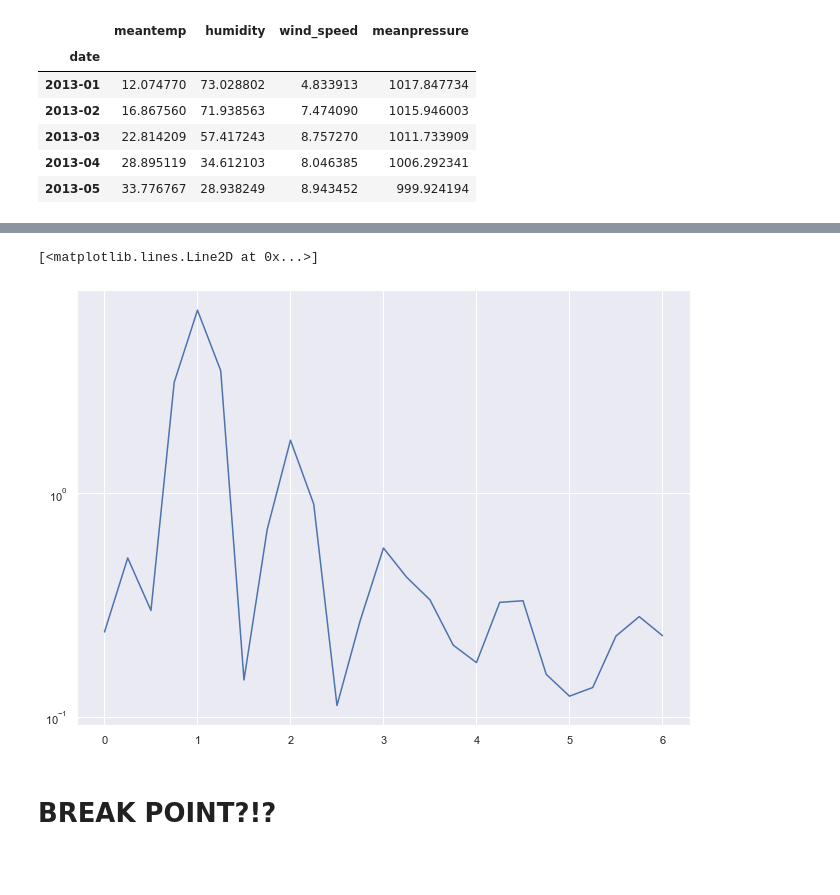
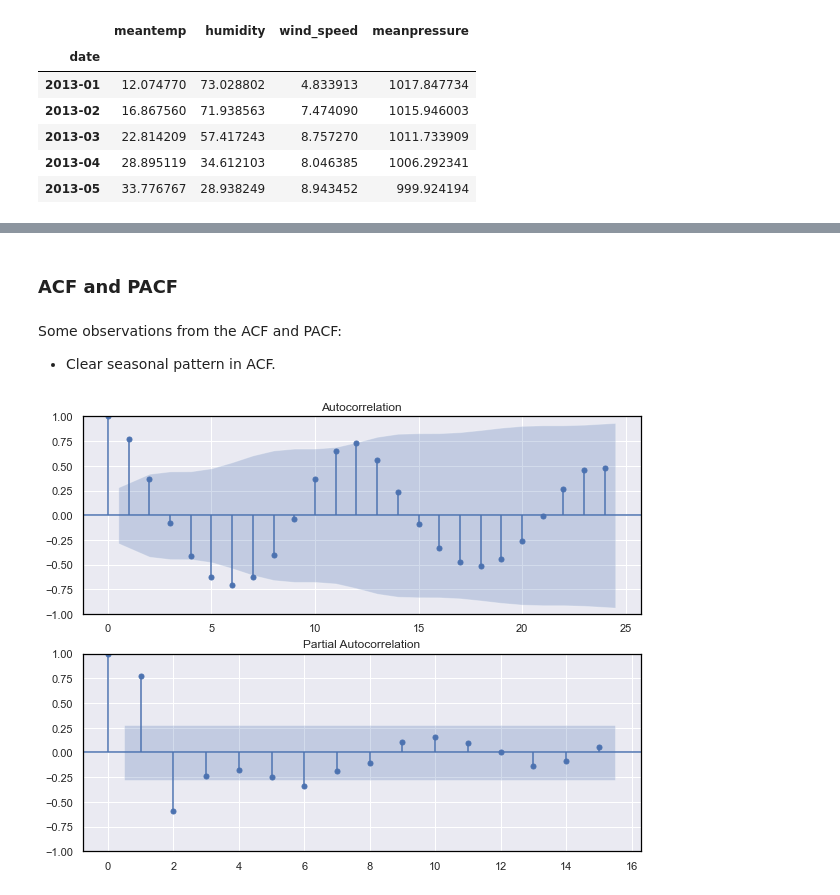
Before and after one commit to AndreasPalmgren/Weather-forecasting, a Jupyter notebook: Time Serie Analysis - Climate.ipynb, the cells around one changed output, grey strips where cells are left out. Cells and saved outputs as stored; diff of their text form; code cells hidden in the pictures; blank space fills up the shorter version.

Commit message:
ACF and PACF

```diff
--- a/Time Serie Analysis - Climate.ipynb
+++ b/Time Serie Analysis - Climate.ipynb
@@ -133,5 +182,0 @@ axs.set_title('Kernel Density Estimate - meantemp', fontname="Times New Roman",
-# %%
-meantemp_d = train.loc[:, "meantemp"].diff(periods=12)
-
-sns.set(rc={'figure.figsize':(11, 8)})
-axes = meantemp_d.plot( marker='.', subplots = True)
@@ -140,10 +183,16 @@ axes = meantemp_d.plot( marker='.', subplots = True)
-# %%
-from scipy.signal import periodogram
-f, Pxx_spec = signal.welch(train.loc[:, "meantemp"], fs=12, scaling='spectrum')
-plt.figure()
-plt.semilogy(f, np.sqrt(Pxx_spec))
-# %% [output]
-[<matplotlib.lines.Line2D at 0x...>]
-[figure, removed]
-# %% [markdown]
-# BREAK POINT?!?
+# %% [markdown]
+### ACF and PACF
+# %% [markdown]
+Some observations from the ACF and PACF:
+* Clear seasonal pattern in ACF.
+# %%
+from statsmodels.graphics.tsaplots import plot_acf
+from statsmodels.graphics.tsaplots import plot_pacf
+
+plt.figure()
+plt.subplot(211)
+plot_acf(train.loc[:, "meantemp"], lags=24, ax=plt.gca());
+plt.subplot(212)
+plot_pacf(train.loc[:, "meantemp"], lags=15, ax=plt.gca(), method='ywm');
+# %% [output]
+[figure, added]
```
Also changed, not shown: parts of 33 cells of this notebook.
